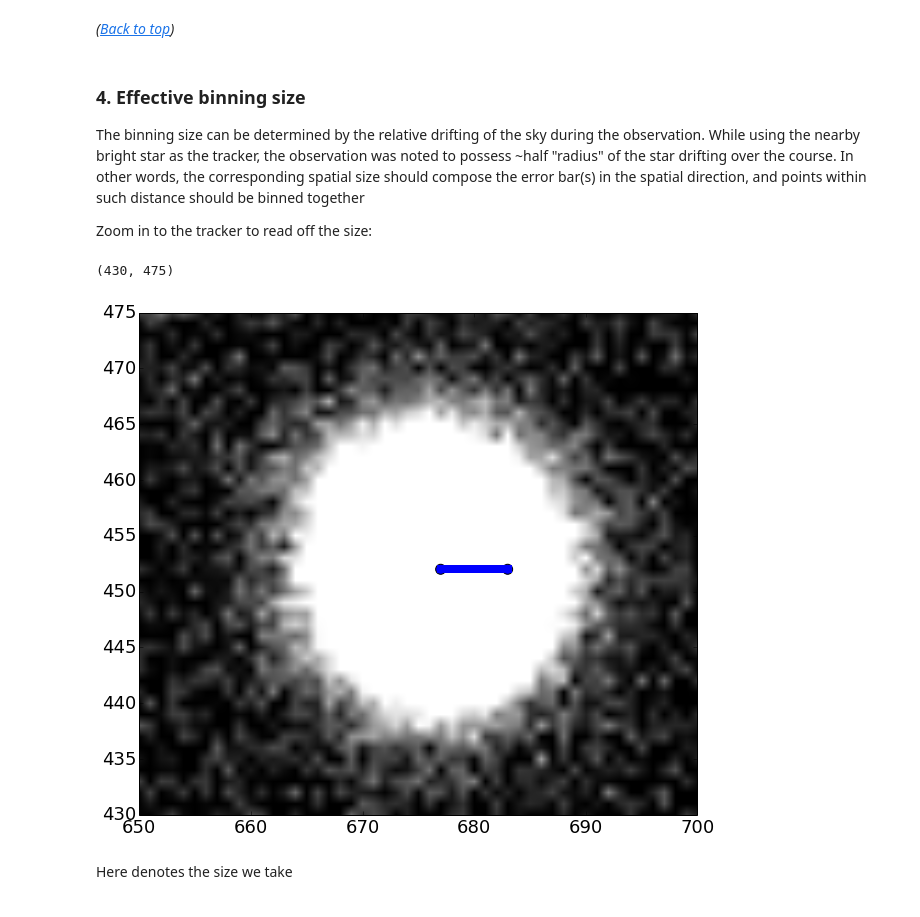
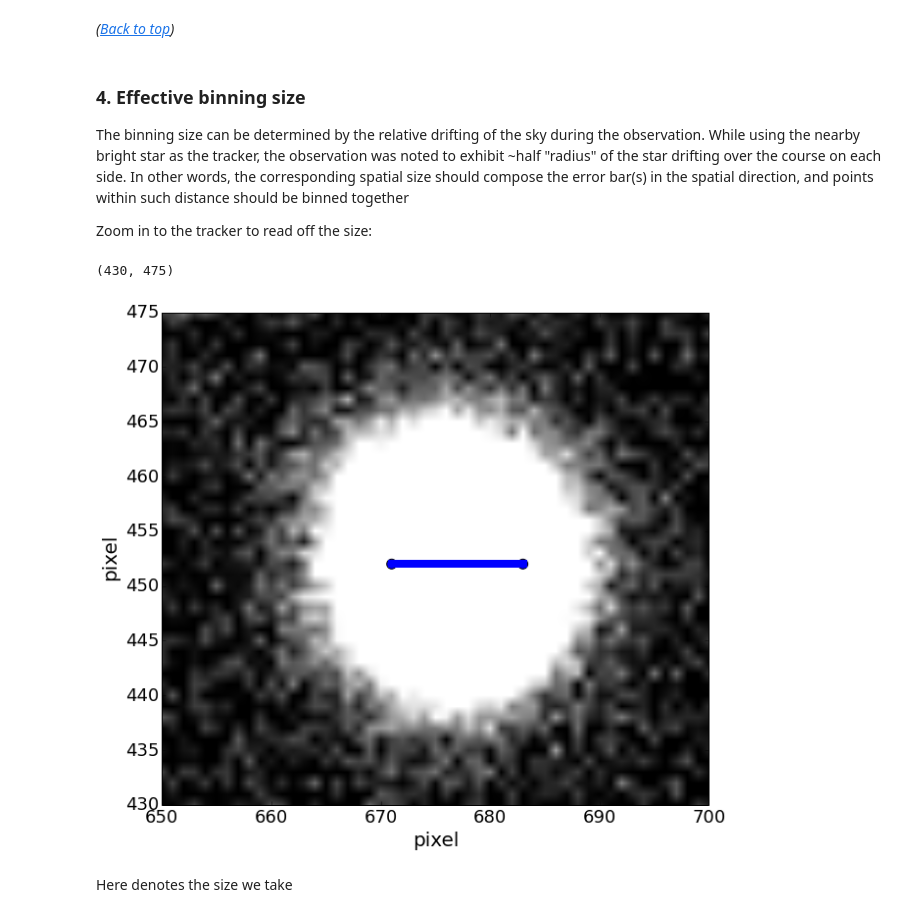
Before and after one commit to Mipanox/PHYS301, a Jupyter notebook: Project/SpecAss.ipynb, the cells around one changed output. Drawn from its saved outputs; the diff is of its cells as text; code cells hidden in the pictures.

Commit message:
corrected binning size

```diff
--- a/Project/SpecAss.ipynb
+++ b/Project/SpecAss.ipynb
@@ -297,20 +297,22 @@ np.save(workdir+'others/ctr_x_pix.npy',peak_x[idxx]-roi_x[0])
 _([Back to top](#Contents))_
 # %% [markdown]
 ### 4. Effective binning size
-The binning size can be determined by the relative drifting of the sky during the observation. While using the nearby bright star as the tracker, the observation was noted to possess ~half "radius" of the star drifting over the course. In other words, the corresponding spatial size should compose the error bar(s) in the spatial direction, and points within such distance should be binned together
+The binning size can be determined by the relative drifting of the sky during the observation. While using the nearby bright star as the tracker, the observation was noted to exhibit ~half "radius" of the star drifting over the course on each side. In other words, the corresponding spatial size should compose the error bar(s) in the spatial direction, and points within such distance should be binned together
 
 Zoom in to the tracker to read off the size:
 # %%
 scx, scy = 677, 452
-binsize = np.array([6])
+binsize = np.array([6]) # 12 pixs in slit camera ~ 6 pixs in spectral img
 
 plt.figure(figsize=(10,10))
 plt.imshow(slit_M82_data,origin='lower',cmap='gray'); plt.clim(1220,1300)
-plt.scatter([scx,scx+binsize],[scy,scy],s=100); plt.plot([scx,scx+binsize],[scy,scy],lw=8)
+plt.scatter([scx-binsize,scx+binsize],[scy,scy],s=100); plt.plot([scx-binsize,scx+binsize],[scy,scy],lw=8)
+plt.xlabel("pixel")
+plt.ylabel("pixel")
 plt.xlim(650,700); plt.ylim(430,475)
 # %% [output]
 (430, 475)
-[figure, old version]
+[figure, new version]
 # %% [markdown]
 Here denotes the size we take
 # %%
```
Also changed, not shown: parts of 1 cell of this notebook.
